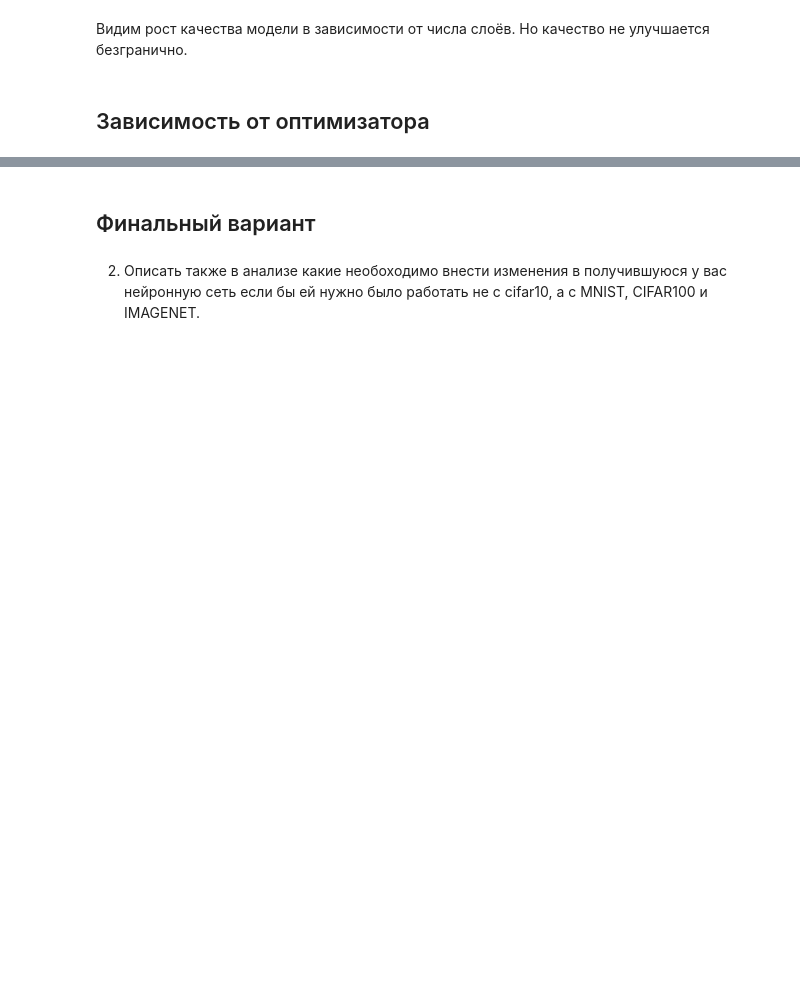
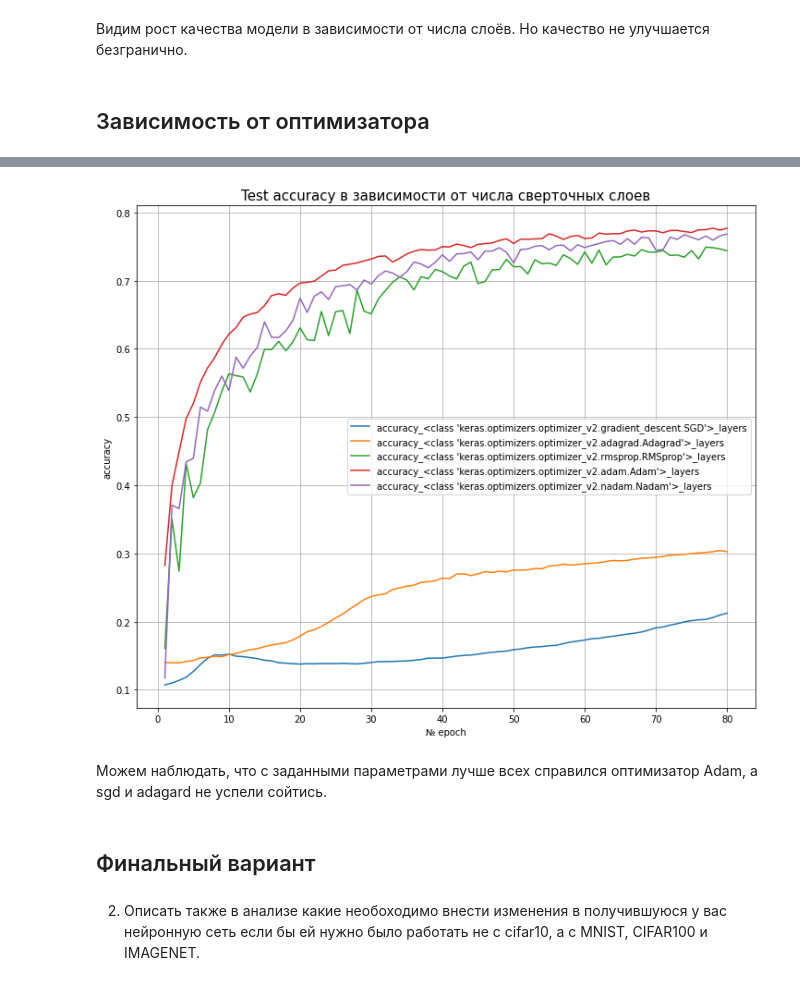
Before and after one commit to nedokormysh/GB_intro_NN, a Jupyter notebook: GB_NN_intro_hw_4.ipynb, the cells around one changed output, grey strips where cells are left out. Saved outputs shown, nothing was run; the diff lists cells and outputs as text; code cells hidden in the pictures; blank space fills up the shorter version.

```diff
--- a/GB_NN_intro_hw_4.ipynb
+++ b/GB_NN_intro_hw_4.ipynb
@@ -326,13 +349,17 @@ plt.show()
 # %%
 plt.figure(figsize=(12, 10))
-for optim in result_dict_loss:
-    plt.plot(x, result_dict_loss[optim], label=optim)
+for optim in result_dict_acc:
+    plt.plot(x, result_dict_acc[optim], label=optim)
 plt.legend(loc='best')
 plt.grid()
 plt.xlabel('№ epoch')
-plt.ylabel('loss')
-plt.title('Test loss в зависимости от числа сверточных слоев', size=15)
+plt.ylabel('accuracy')
+plt.title('Test accuracy в зависимости от числа сверточных слоев', size=15)
 plt.show()
+# %% [output]
+[figure, added]
+# %% [markdown]
+Можем наблюдать, что с заданными параметрами лучше всех справился оптимизатор Adam, а sgd и adagard не успели сойтись.
 # %% [markdown]
 ## Финальный вариант
 # %%
```
Also changed, not shown: parts of 6 cells of this notebook.
